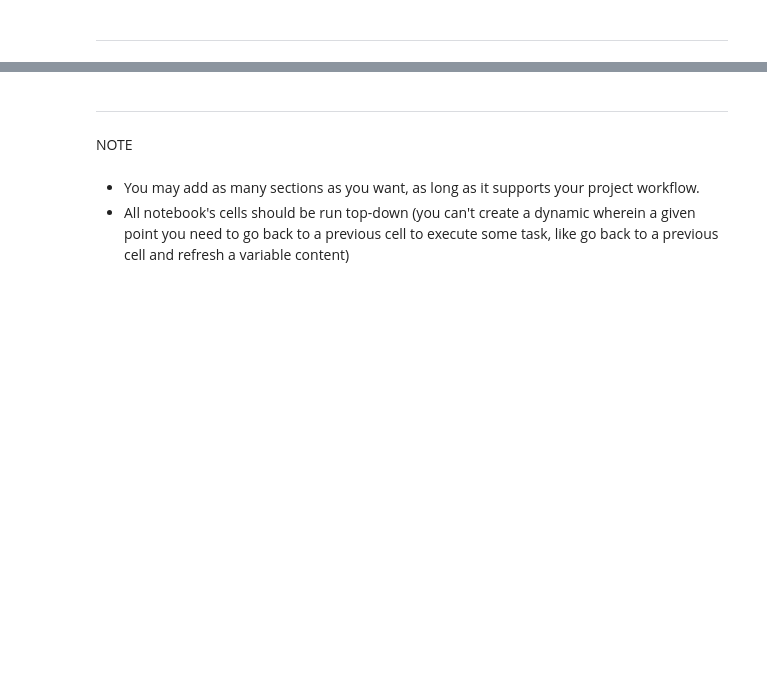
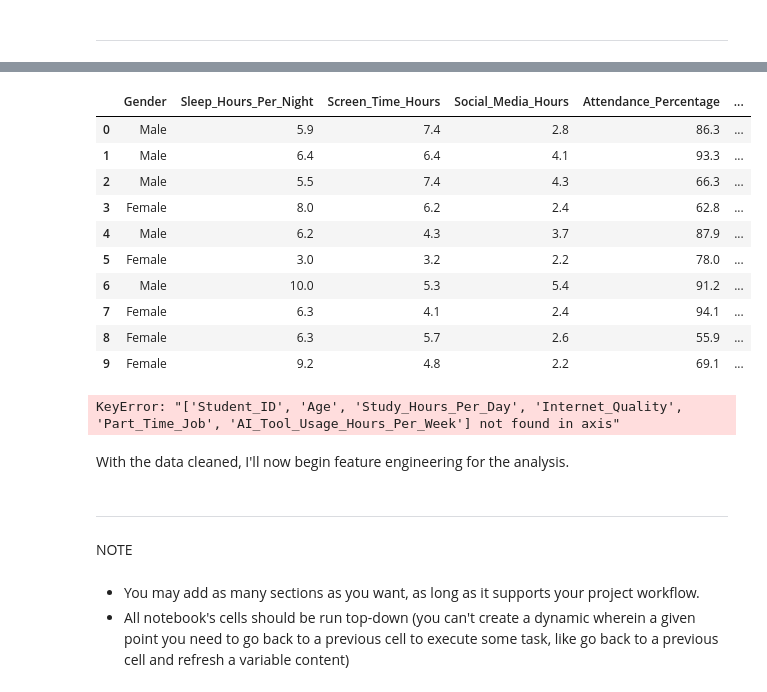
Before and after one commit to 13NateMate37/Student_Productivity_analysis, a Jupyter notebook: jupyter_notebooks/ETL.ipynb, the cells around one changed output, grey strips where cells are left out. Drawn from its saved outputs; the diff is of its cells as text; code cells hidden in the pictures; blank space fills up the shorter version.

```diff
--- a/jupyter_notebooks/ETL.ipynb
+++ b/jupyter_notebooks/ETL.ipynb
@@ -115,0 +200,5 @@ Section 2 content
+# %%
+# Firstly I need to clean the Gender column
+# I will drop all 'NaN' and 'Other' values in the Gender column
+df_clean = df_clean[df_clean['Gender'].isin(['Male', 'Female'])]
+df_clean
@@ -115,0 +232,8 @@ Section 2 content
+# %%
+# Now need to replace all missing values in the Sleep_Hours_Per_Night column with the mean of the column
+df_clean['Sleep_Hours_Per_Night'] = df_clean['Sleep_Hours_Per_Night'].fillna(df_clean['Sleep_Hours_Per_Night'].mean())
+df_clean['Sleep_Hours_Per_Night'].value_counts()  # Check the unique values in the column after filling missing values
+
+# After viewing the table, I see a result that needs to rounded to 1 decimal place
+df_clean['Sleep_Hours_Per_Night'] = df_clean['Sleep_Hours_Per_Night'].round(1)
+df_clean['Sleep_Hours_Per_Night'].value_counts()
@@ -116,3 +254,38 @@ Section 2 content
+# %%
+# Do the same for other numerical columns
+numeric_cols = [
+    'Screen_Time_Hours',
+    'Social_Media_Hours',
+    'Physical_Activity_Hours_Per_Week',
+    'Previous_Semester_GPA',
+    'Productivity_Score'
+]
+for col in numeric_cols:
+    df_clean[col] = df_clean[col].fillna(df_clean[col].mean()).round(1)
+
+df_clean[numeric_cols].isnull().sum()  # Confirm their is no more missing values in the numerical columns
+df_clean.head(10)
+# %% [output]
+|  | Gender | Sleep_Hours_Per_Night | Screen_Time_Hours | Social_Media_Hours | Attendance_Percentage | ... |
+| 0 | Male | 5.9 | 7.4 | 2.8 | 86.3 | ... |
+| 1 | Male | 6.4 | 6.4 | 4.1 | 93.3 | ... |
+| 2 | Male | 5.5 | 7.4 | 4.3 | 66.3 | ... |
+| 3 | Female | 8.0 | 6.2 | 2.4 | 62.8 | ... |
+| 4 | Male | 6.2 | 4.3 | 3.7 | 87.9 | ... |
+| 5 | Female | 3.0 | 3.2 | 2.2 | 78.0 | ... |
+| 6 | Male | 10.0 | 5.3 | 5.4 | 91.2 | ... |
+| 7 | Female | 6.3 | 4.1 | 2.4 | 94.1 | ... |
+| 8 | Female | 6.3 | 5.7 | 2.6 | 55.9 | ... |
+| 9 | Female | 9.2 | 4.8 | 2.2 | 69.1 | ... |
+# %%
+# Dropping columns not needed for analysis
+drop_columns = ['Student_ID', 'Age', 'Study_Hours_Per_Day', 'Internet_Quality', 'Part_Time_Job', 'AI_Tool_Usage_Hours_Per_Week']
+df_clean = df_clean.drop(columns=drop_columns)
+df_clean
+# %% [output]
+KeyError: "['Student_ID', 'Age', 'Study_Hours_Per_Day', 'Internet_Quality', 'Part_Time_Job', 'AI_Tool_Usage_Hours_Per_Week'] not found in axis"
+# %% [markdown]
+With the data cleaned, I'll now begin feature engineering for the analysis.
 # %% [markdown]
 ---
 # %% [markdown]
```
Also changed, not shown: parts of 19 cells of this notebook, 2 other files.
